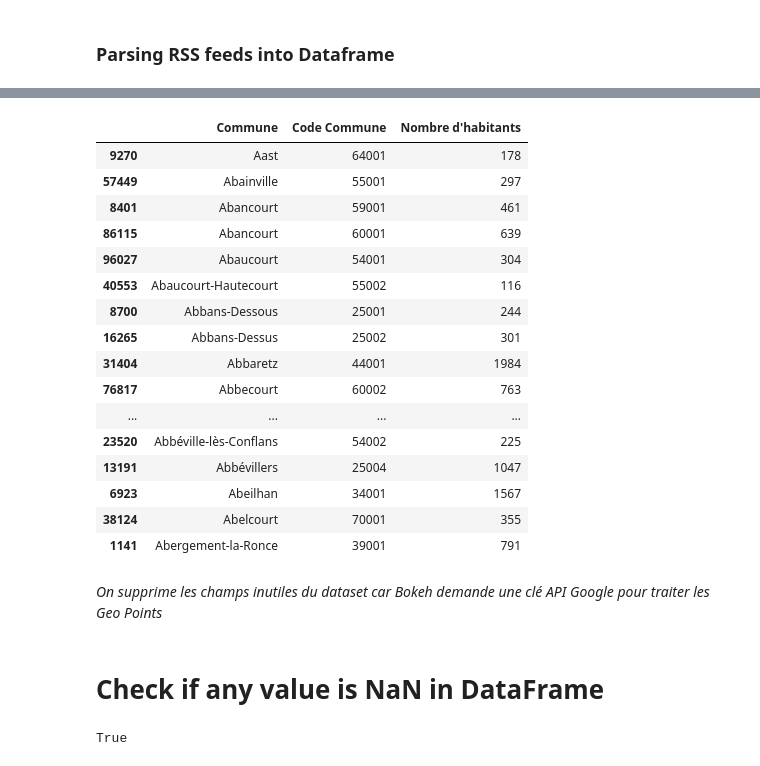
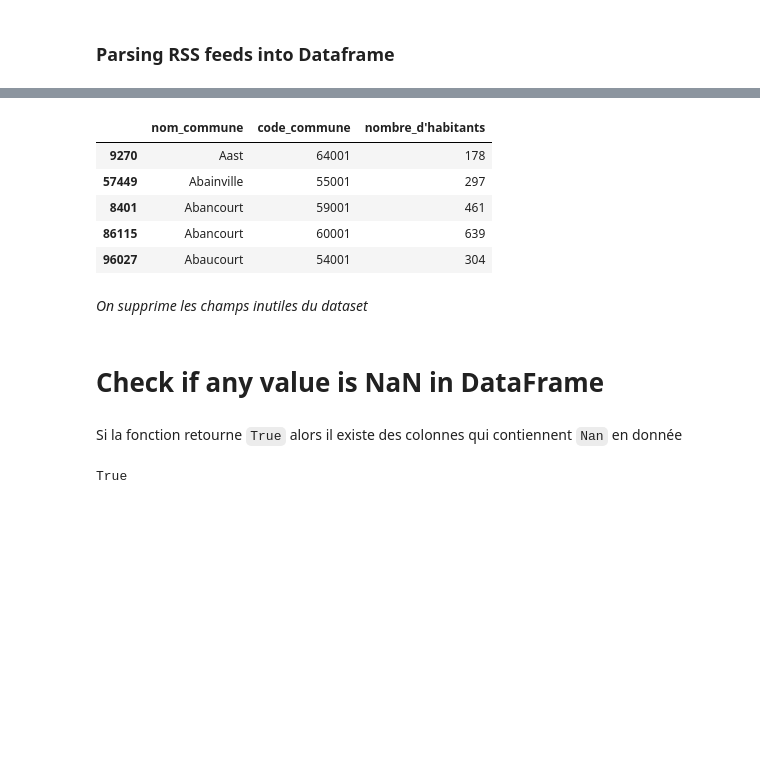
Before and after one commit to enzobes/house-rental-py, a Jupyter notebook: House-Rental.ipynb, the cells around one changed output, grey strips where cells are left out. Saved outputs shown, nothing was run; the diff lists cells and outputs as text; code cells hidden in the pictures; blank space fills up the shorter version.

```diff
--- a/House-Rental.ipynb
+++ b/House-Rental.ipynb
@@ -109,29 +105,18 @@ dataEnedis.head(10)
 # %%
-codeCommune = pd.DataFrame(columns=['Commune', 'Code Commune', "Nombre d'habitants"])
+codeCommune = pd.DataFrame(columns=['nom_commune', 'code_commune', "nombre_d'habitants"])
 
-codeCommune['Commune'] = conso["Nom commune"].values
-codeCommune['Code Commune'] = conso["Code commune"]
-codeCommune["Nombre d'habitants"] = conso["Nombre d'habitants"]
+codeCommune['nom_commune'] = conso["nom_commune"].values
+codeCommune['code_commune'] = conso["code_commune"]
+codeCommune["nombre_d'habitants"] = conso["nombre_d'habitants"]
 codeCommune = codeCommune.drop_duplicates()
 
-codeCommune.sort_values(['Commune']).head(20)
+codeCommune.sort_values(['nom_commune']).head()
 # %% [output]
-|  | Commune | Code Commune | Nombre d'habitants |
+|  | nom_commune | code_commune | nombre_d'habitants |
 | 9270 | Aast | 64001 | 178 |
 | 57449 | Abainville | 55001 | 297 |
 | 8401 | Abancourt | 59001 | 461 |
 | 86115 | Abancourt | 60001 | 639 |
 | 96027 | Abaucourt | 54001 | 304 |
-| 40553 | Abaucourt-Hautecourt | 55002 | 116 |
-| 8700 | Abbans-Dessous | 25001 | 244 |
-| 16265 | Abbans-Dessus | 25002 | 301 |
-| 31404 | Abbaretz | 44001 | 1984 |
-| 76817 | Abbecourt | 60002 | 763 |
-| ... | ... | ... | ... |
-| 23520 | Abbéville-lès-Conflans | 54002 | 225 |
-| 13191 | Abbévillers | 25004 | 1047 |
-| 6923 | Abeilhan | 34001 | 1567 |
-| 38124 | Abelcourt | 70001 | 355 |
-| 1141 | Abergement-la-Ronce | 39001 | 791 |
 # %% [markdown]
-*On supprime les champs inutiles du dataset car Bokeh demande une clé API Google pour traiter les Geo Points*
+*On supprime les champs inutiles du dataset*
@@ -142,3 +125,5 @@ df_enedis = dataEnedis.drop(['Geo Shape','Geo Point 2D','Nom EPCI'], axis=1)
 # %% [markdown]
  #  Check if any value is NaN in DataFrame
+# %% [markdown]
+Si la fonction retourne `True` alors il existe des colonnes qui contiennent `Nan` en donnée
 # %%
```
Also changed, not shown: parts of 11 cells of this notebook, 2 other files.
